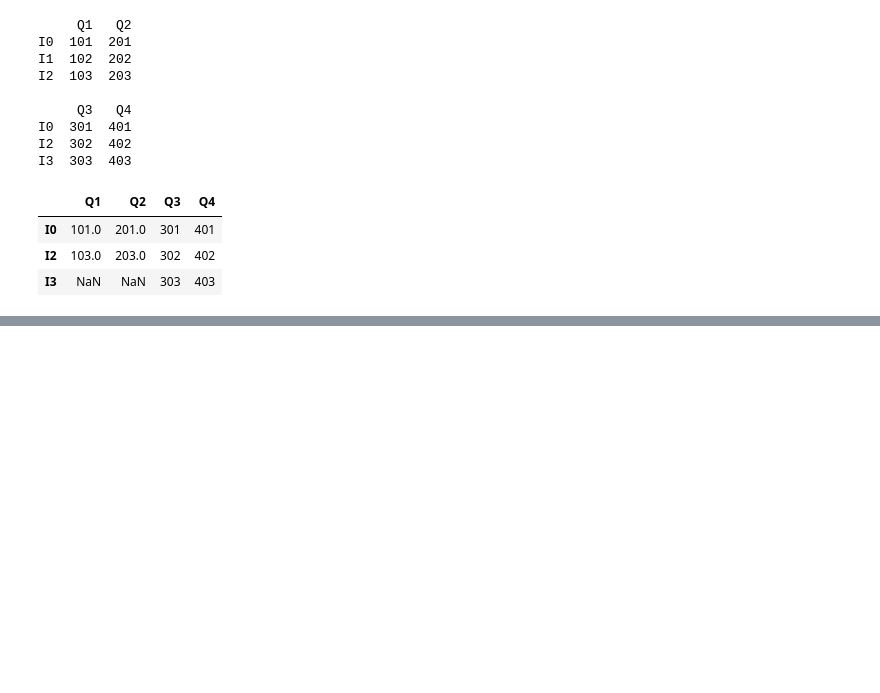
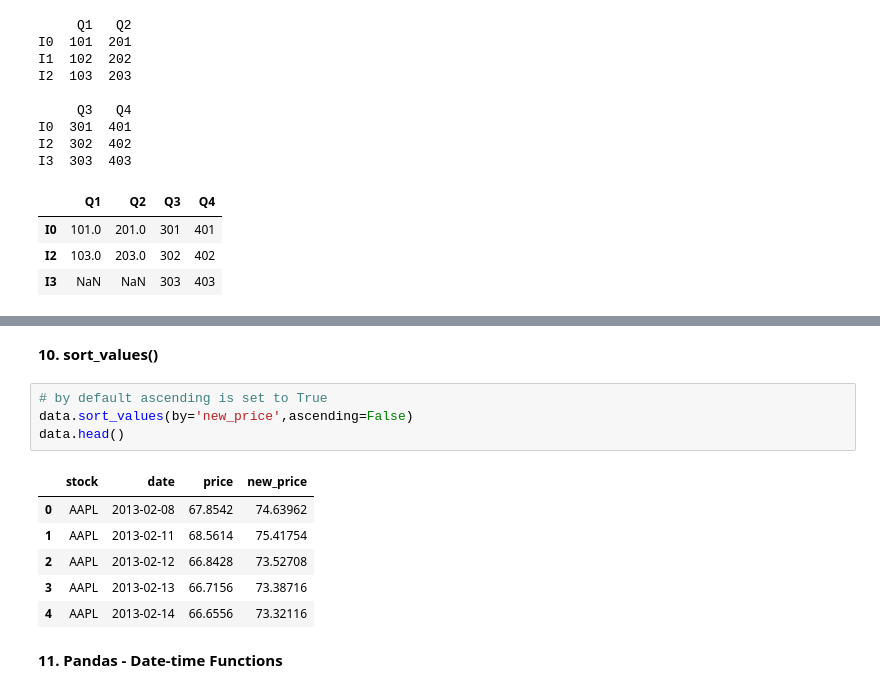
Before and after one commit to pratikp2/Python, a Jupyter notebook: ML Libraties/2.Panda.ipynb, the cells around one changed output, grey strips where cells are left out. Cells and saved outputs as stored; diff of their text form; blank space fills up the shorter version.

```diff
--- a/ML Libraties/Panda.ipynb
+++ b/ML Libraties/2.Panda.ipynb
@@ -499,0 +649,15 @@ I3  303  403
+# %% [markdown]
+**10. sort_values()**
+# %%
+# by default ascending is set to True
+data.sort_values(by='new_price',ascending=False)
+data.head()
+# %% [output]
+|  | stock | date | price | new_price |
+| 0 | AAPL | 2013-02-08 | 67.8542 | 74.63962 |
+| 1 | AAPL | 2013-02-11 | 68.5614 | 75.41754 |
+| 2 | AAPL | 2013-02-12 | 66.8428 | 73.52708 |
+| 3 | AAPL | 2013-02-13 | 66.7156 | 73.38716 |
+| 4 | AAPL | 2013-02-14 | 66.6556 | 73.32116 |
+# %% [markdown]
+**11. Pandas - Date-time Functions**
```
Also changed, not shown: parts of 15 cells of this notebook, 4 other files.
